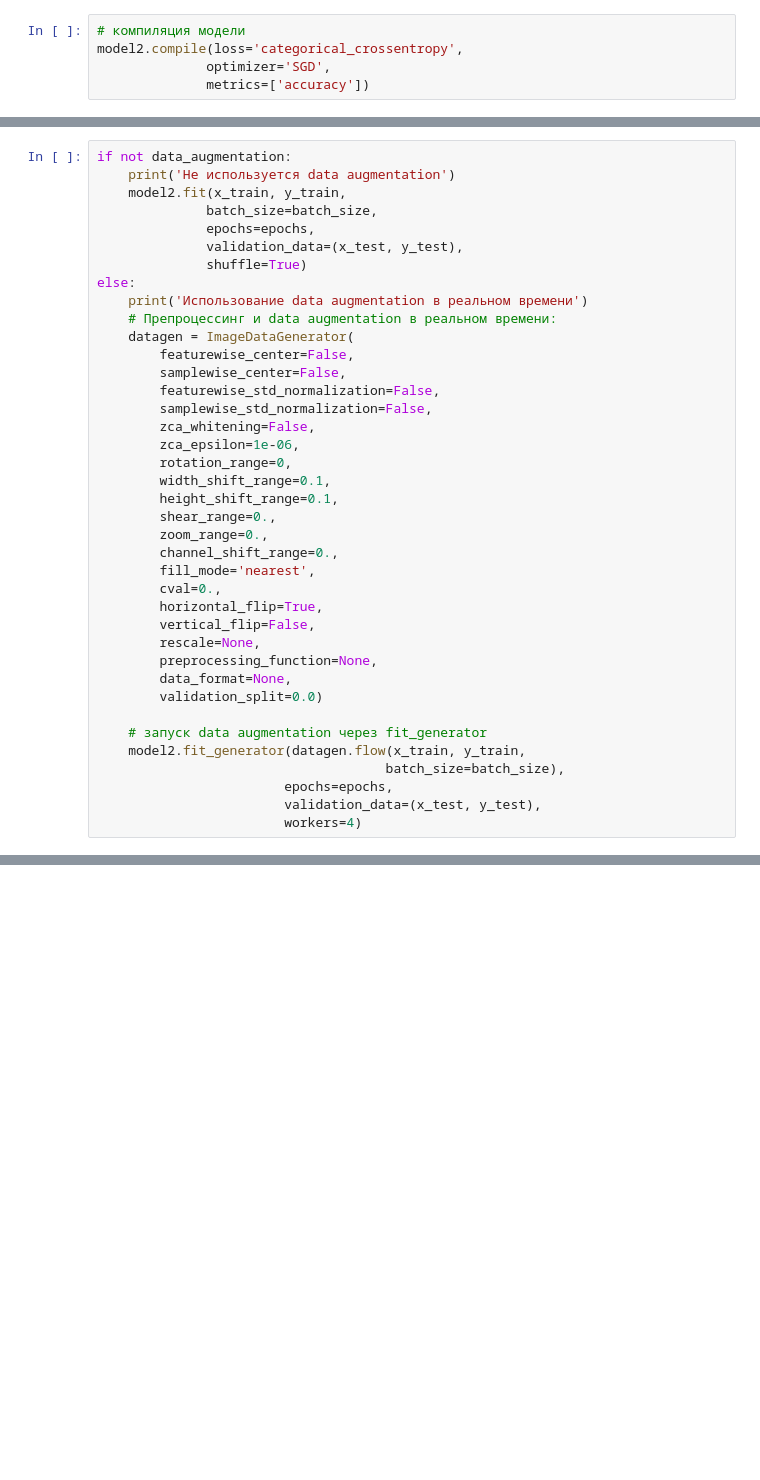
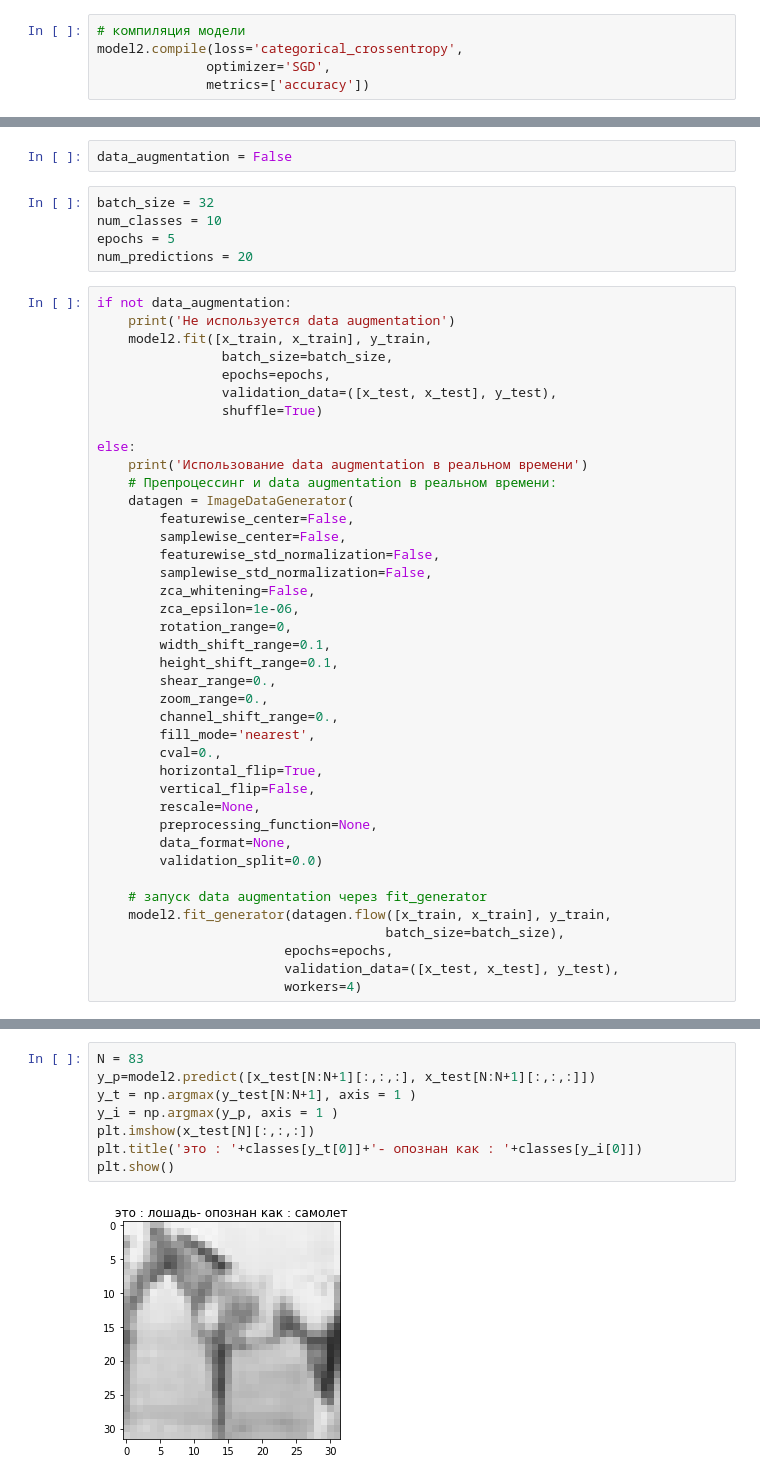
Before and after one commit to SimreAniri/Neural-Networks, a Jupyter notebook: Lesson_4.ipynb, the cells around one changed output, grey strips where cells are left out. Drawn from its saved outputs; the diff is of its cells as text; blank space fills up the shorter version.

```diff
--- a/Lesson_4.ipynb
+++ b/Lesson_4.ipynb
@@ -221,11 +217,19 @@ plot_model(model2, 'model2.png')
+# %%
+data_augmentation = False
+# %%
+batch_size = 32
+num_classes = 10
+epochs = 5
+num_predictions = 20
 # %%
 if not data_augmentation:
     print('Не используется data augmentation')
-    model2.fit(x_train, y_train,
-              batch_size=batch_size,
-              epochs=epochs,
-              validation_data=(x_test, y_test),
-              shuffle=True)
+    model2.fit([x_train, x_train], y_train,
+                batch_size=batch_size,
+                epochs=epochs,
+                validation_data=([x_test, x_test], y_test),
+                shuffle=True)
+
 else:
     print('Использование data augmentation в реальном времени')
     # Препроцессинг и data augmentation в реальном времени:
@@ -252,9 +256,9 @@ else:
         validation_split=0.0)
 
     # запуск data augmentation через fit_generator
-    model2.fit_generator(datagen.flow(x_train, y_train,
+    model2.fit_generator(datagen.flow([x_train, x_train], y_train,
                                      batch_size=batch_size),
                         epochs=epochs,
-                        validation_data=(x_test, y_test),
+                        validation_data=([x_test, x_test], y_test),
                         workers=4)
 # %% [output]
@@ -263,0 +285,10 @@ AssertionError: ignored
+# %%
+N = 83
+y_p=model2.predict([x_test[N:N+1][:,:,:], x_test[N:N+1][:,:,:]])
+y_t = np.argmax(y_test[N:N+1], axis = 1 )
+y_i = np.argmax(y_p, axis = 1 )
+plt.imshow(x_test[N][:,:,:])
+plt.title('это : '+classes[y_t[0]]+'- опознан как : '+classes[y_i[0]])
+plt.show()
+# %% [output]
+[figure, added]
```
Also changed, not shown: parts of 34 cells of this notebook.
